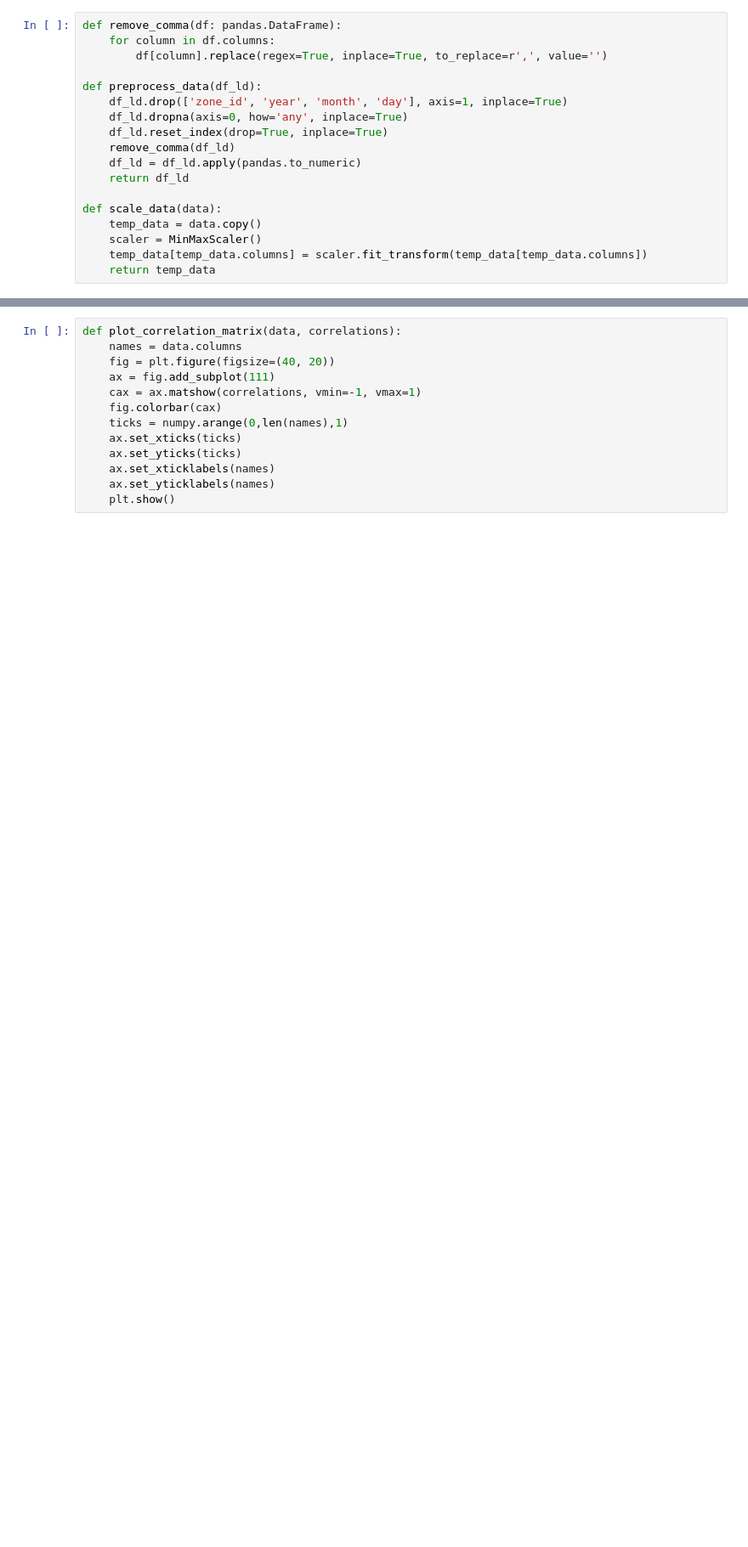
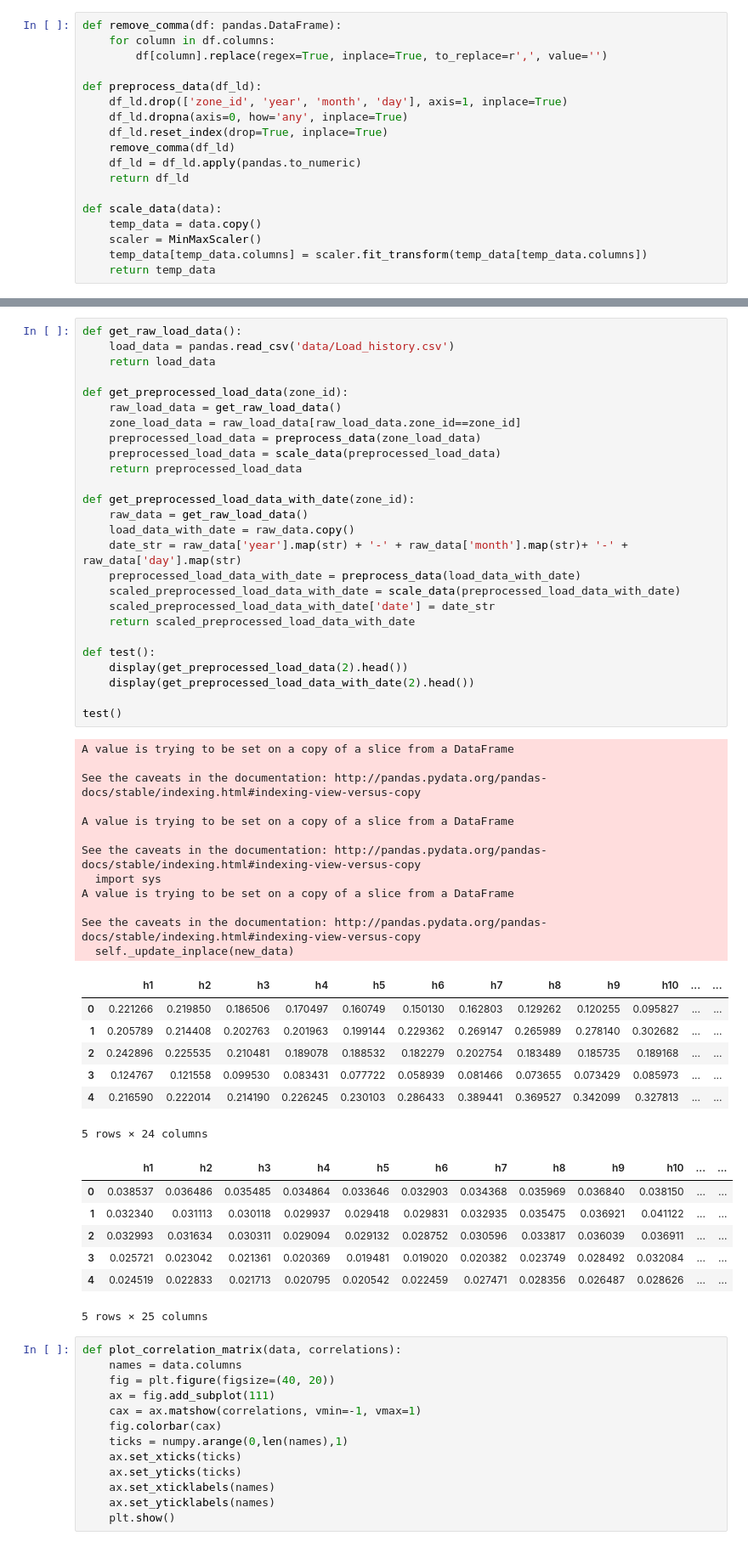
Before and after one commit to Prakash2403/SIH-2k18, a Jupyter notebook: Analysis.ipynb, the cells around one changed output, grey strips where cells are left out. Shown at 85% size. Saved outputs shown, nothing was run; the diff lists cells and outputs as text; blank space fills up the shorter version.

```diff
--- a/Analysis.ipynb
+++ b/Analysis.ipynb
@@ -52,3 +30,56 @@ scaled_load_data = scale_data(load_data)
+# %%
+def get_raw_load_data():
+    load_data = pandas.read_csv('data/Load_history.csv')
+    return load_data
+
+def get_preprocessed_load_data(zone_id):
+    raw_load_data = get_raw_load_data()
+    zone_load_data = raw_load_data[raw_load_data.zone_id==zone_id]
+    preprocessed_load_data = preprocess_data(zone_load_data)
+    preprocessed_load_data = scale_data(preprocessed_load_data)
+    return preprocessed_load_data
+
+def get_preprocessed_load_data_with_date(zone_id):
+    raw_data = get_raw_load_data()
+    load_data_with_date = raw_data.copy()
+    date_str = raw_data['year'].map(str) + '-' + raw_data['month'].map(str)+ '-' + raw_data['day'].map(str)
+    preprocessed_load_data_with_date = preprocess_data(load_data_with_date)
+    scaled_preprocessed_load_data_with_date = scale_data(preprocessed_load_data_with_date)
+    scaled_preprocessed_load_data_with_date['date'] = date_str
+    return scaled_preprocessed_load_data_with_date
+
+def test():
+    display(get_preprocessed_load_data(2).head())
+    display(get_preprocessed_load_data_with_date(2).head())
+
+test()
+# %% [output]
+A value is trying to be set on a copy of a slice from a DataFrame
+
+See the caveats in the documentation: http://pandas.pydata.org/pandas-docs/stable/indexing.html#indexing-view-versus-copy
+
+A value is trying to be set on a copy of a slice from a DataFrame
+
+See the caveats in the documentation: http://pandas.pydata.org/pandas-docs/stable/indexing.html#indexing-view-versus-copy
+  import sys
+A value is trying to be set on a copy of a slice from a DataFrame
+
+See the caveats in the documentation: http://pandas.pydata.org/pandas-docs/stable/indexing.html#indexing-view-versus-copy
+  self._update_inplace(new_data)
+|  | h1 | h2 | h3 | h4 | h5 | h6 | h7 | h8 | h9 | h10 | ... | ... |
+| 0 | 0.221266 | 0.219850 | 0.186506 | 0.170497 | 0.160749 | 0.150130 | 0.162803 | 0.129262 | 0.120255 | 0.095827 | ... | ... |
+| 1 | 0.205789 | 0.214408 | 0.202763 | 0.201963 | 0.199144 | 0.229362 | 0.269147 | 0.265989 | 0.278140 | 0.302682 | ... | ... |
+| 2 | 0.242896 | 0.225535 | 0.210481 | 0.189078 | 0.188532 | 0.182279 | 0.202754 | 0.183489 | 0.185735 | 0.189168 | ... | ... |
+| 3 | 0.124767 | 0.121558 | 0.099530 | 0.083431 | 0.077722 | 0.058939 | 0.081466 | 0.073655 | 0.073429 | 0.085973 | ... | ... |
+| 4 | 0.216590 | 0.222014 | 0.214190 | 0.226245 | 0.230103 | 0.286433 | 0.389441 | 0.369527 | 0.342099 | 0.327813 | ... | ... |
+5 rows × 24 columns
+|  | h1 | h2 | h3 | h4 | h5 | h6 | h7 | h8 | h9 | h10 | ... | ... |
+| 0 | 0.038537 | 0.036486 | 0.035485 | 0.034864 | 0.033646 | 0.032903 | 0.034368 | 0.035969 | 0.036840 | 0.038150 | ... | ... |
+| 1 | 0.032340 | 0.031113 | 0.030118 | 0.029937 | 0.029418 | 0.029831 | 0.032935 | 0.035475 | 0.036921 | 0.041122 | ... | ... |
+| 2 | 0.032993 | 0.031634 | 0.030311 | 0.029094 | 0.029132 | 0.028752 | 0.030596 | 0.033817 | 0.036039 | 0.036911 | ... | ... |
+| 3 | 0.025721 | 0.023042 | 0.021361 | 0.020369 | 0.019481 | 0.019020 | 0.020382 | 0.023749 | 0.028492 | 0.032084 | ... | ... |
+| 4 | 0.024519 | 0.022833 | 0.021713 | 0.020795 | 0.020542 | 0.022459 | 0.027471 | 0.028356 | 0.026487 | 0.028626 | ... | ... |
+5 rows × 25 columns
 # %%
 def plot_correlation_matrix(data, correlations):
     names = data.columns
```
Also changed, not shown: parts of 12 cells of this notebook.
